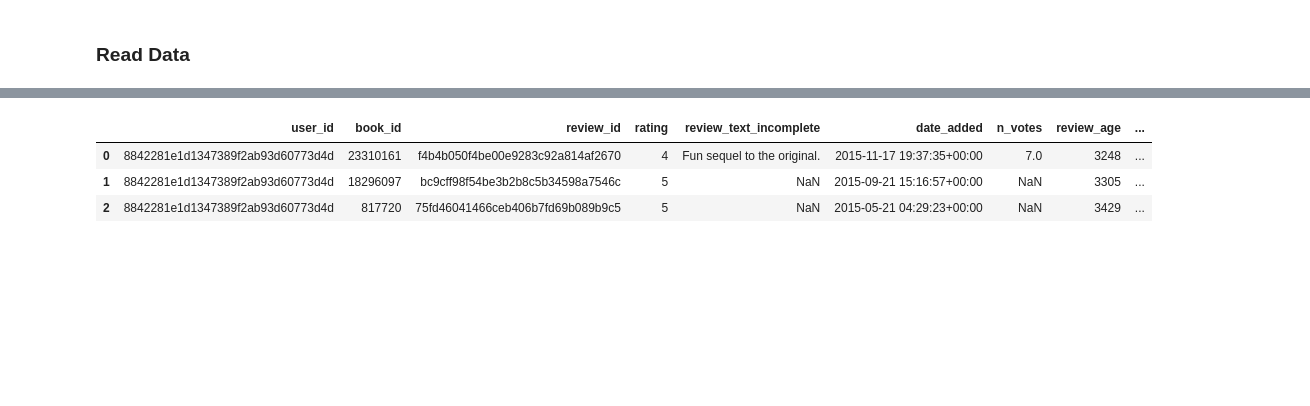
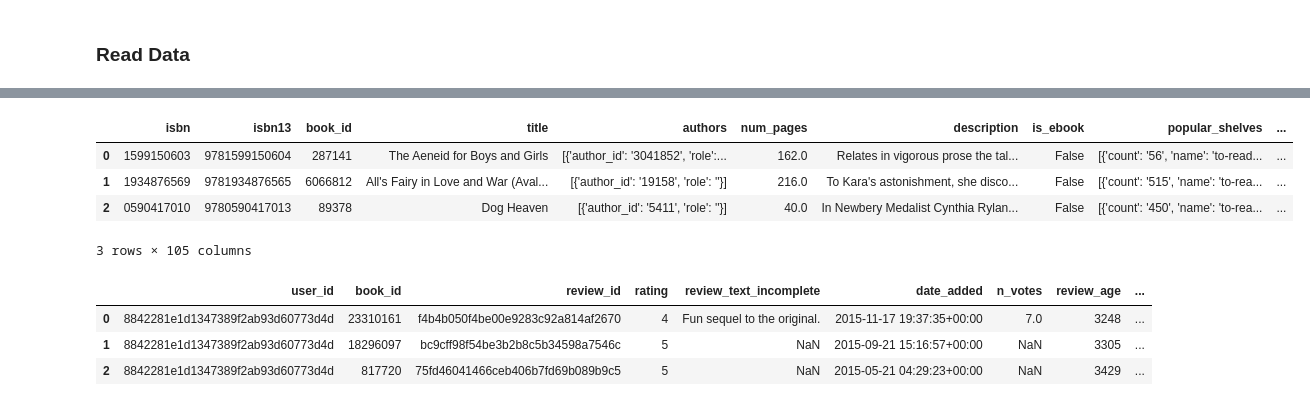
Before and after one commit to Pangerlanger/bt4222-books, a Jupyter notebook: ncf.ipynb, the cells around one changed output, grey strips where cells are left out. Drawn from its saved outputs; the diff is of its cells as text; code cells hidden in the pictures; blank space fills up the shorter version.

```diff
--- a/ncf.ipynb
+++ b/ncf.ipynb
@@ -14,6 +14,6 @@ from sklearn.preprocessing import LabelEncoder
 from sklearn.model_selection import train_test_split
 import numpy as np
 # %%
-df_children_books_final = pd.read_csv('df_children_books_final.csv')
-df_children_books_final_encoded = pd.read_csv('df_children_books_final_encoded.csv')
+# df_children_books_final = pd.read_csv('df_children_books_final.csv')
+# df_children_books_final_encoded = pd.read_csv('df_children_books_final_encoded.csv')
 df_interactions_final_merged = pd.read_csv('df_interactions_final_merged.csv')
@@ -20,3 +35,11 @@ df_interactions_final_merged = pd.read_csv('df_interactions_final_merged.csv')
+# %%
+df_children_books_final_encoded.head(3)
+# %% [output]
+|  | isbn | isbn13 | book_id | title | authors | num_pages | description | is_ebook | popular_shelves | ... |
+| 0 | 1599150603 | 9781599150604 | 287141 | The Aeneid for Boys and Girls | [{'author_id': '3041852', 'role':... | 162.0 | Relates in vigorous prose the tal... | False | [{'count': '56', 'name': 'to-read... | ... |
+| 1 | 1934876569 | 9781934876565 | 6066812 | All's Fairy in Love and War (Aval... | [{'author_id': '19158', 'role': ''}] | 216.0 | To Kara's astonishment, she disco... | False | [{'count': '515', 'name': 'to-rea... | ... |
+| 2 | 0590417010 | 9780590417013 | 89378 | Dog Heaven | [{'author_id': '5411', 'role': ''}] | 40.0 | In Newbery Medalist Cynthia Rylan... | False | [{'count': '450', 'name': 'to-rea... | ... |
+3 rows × 105 columns
 # %%
 df_interactions_final_merged.head(3)
 # %% [output]
```
Also changed, not shown: parts of 6 cells of this notebook.
